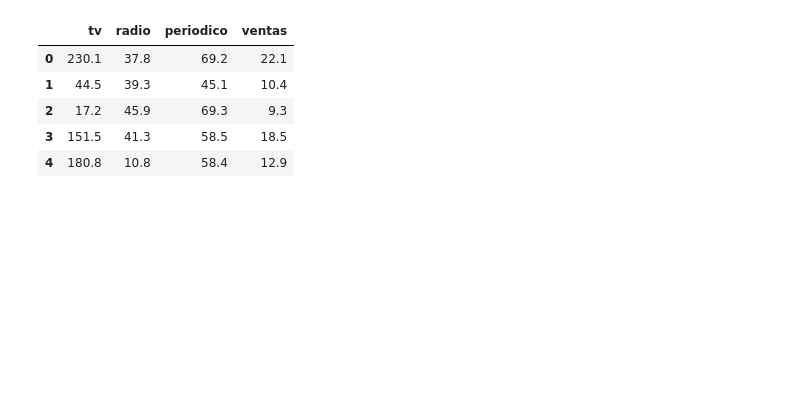
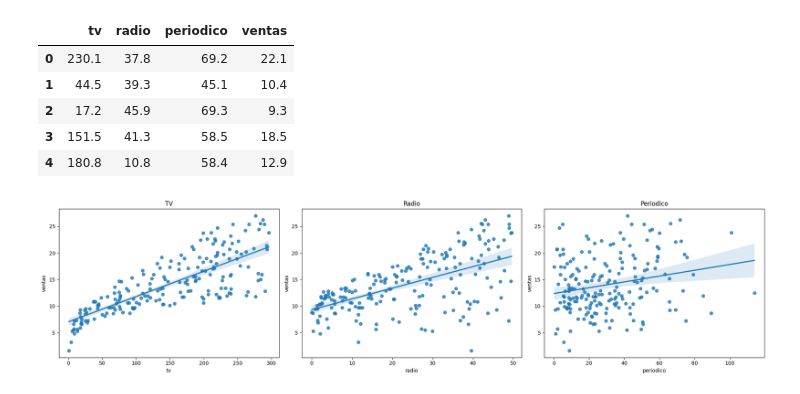
Before and after one commit to saert3311/ciencia-datos-aspasia, a Jupyter notebook: M5/ejercicio3.ipynb, the cells around one changed output. Cells and saved outputs as stored; diff of their text form; code cells hidden in the pictures; blank space fills up the shorter version.

```diff
--- a/M5/ejercicio3.ipynb
+++ b/M5/ejercicio3.ipynb
@@ -140,3 +142,16 @@ df.head()
 | 2 | 17.2 | 45.9 | 69.3 | 9.3 |
 | 3 | 151.5 | 41.3 | 58.5 | 18.5 |
 | 4 | 180.8 | 10.8 | 58.4 | 12.9 |
+# %%
+fig, axes = plt.subplots(nrows=1, ncols=3, figsize=(20, 5))
+sns.regplot(data=df, x='tv', y="ventas", ax=axes[0])
+axes[0].set_title('TV')
+sns.regplot(data=df, x='radio', y="ventas", ax=axes[1])
+axes[1].set_title('Radio')
+sns.regplot(data=df, x='periodico', y="ventas", ax=axes[2])
+axes[2].set_title('Periodico')
+
+plt.tight_layout()
+plt.show()
+# %% [output]
+[figure, added]
```
Also changed, not shown: parts of 1 cell of this notebook.
